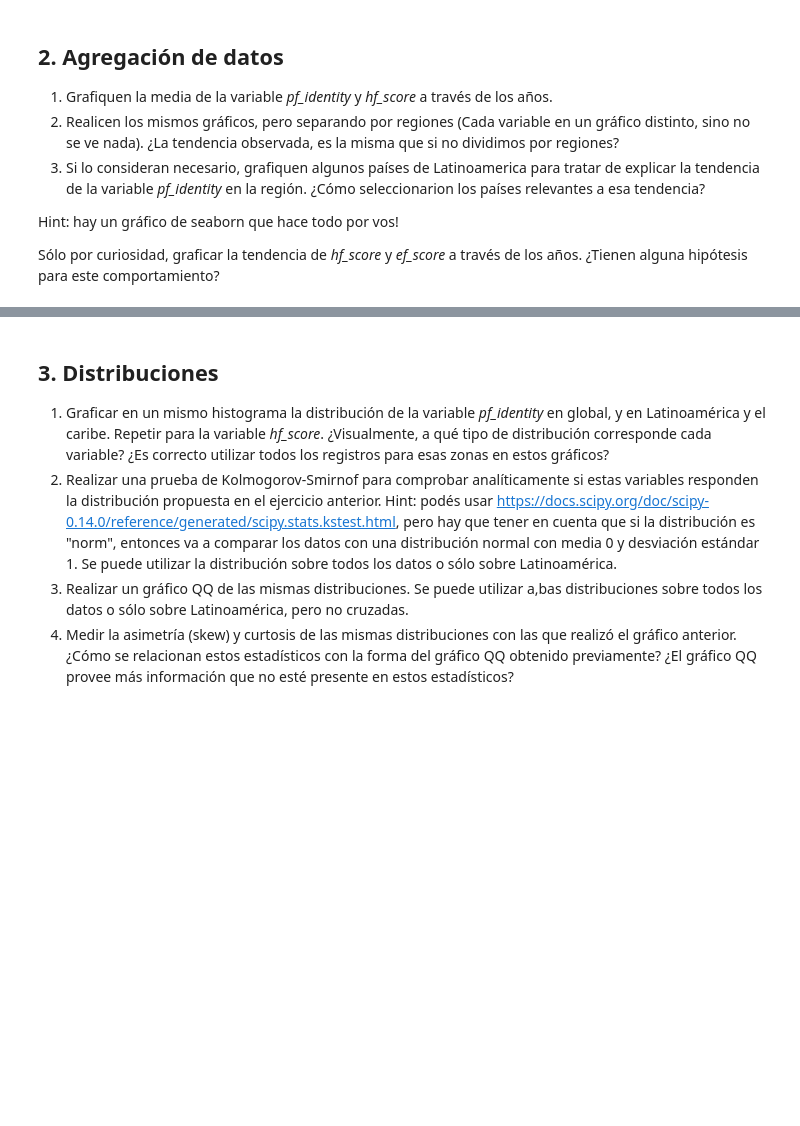
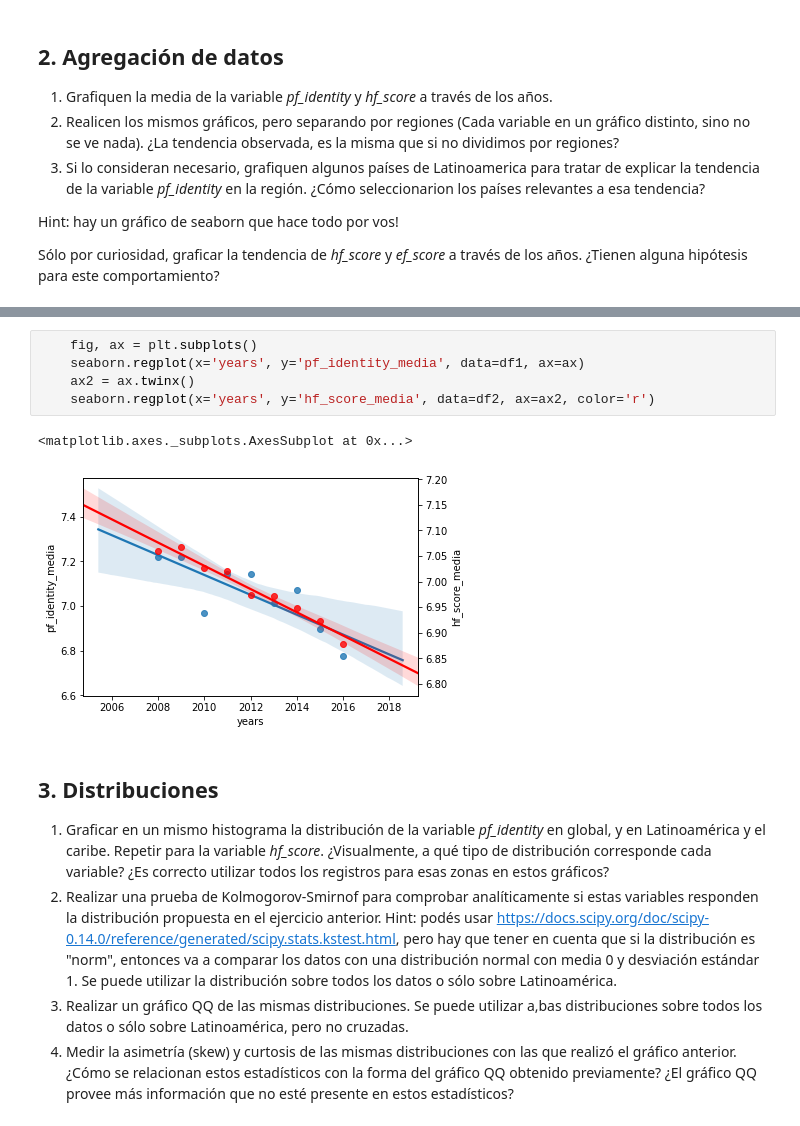
Before and after one commit to abernalc/diplodatos2019, a Jupyter notebook: 02_practico_I.ipynb, the cells around one changed output, grey strips where cells are left out. Cells and saved outputs as stored; diff of their text form; blank space fills up the shorter version.

```diff
--- a/02_practico_I.ipynb
+++ b/02_practico_I.ipynb
@@ -234,3 +276,11 @@ seaborn.lineplot(x=years, y=hf_score_med)
+# %%
+    fig, ax = plt.subplots()
+    seaborn.regplot(x='years', y='pf_identity_media', data=df1, ax=ax)
+    ax2 = ax.twinx()
+    seaborn.regplot(x='years', y='hf_score_media', data=df2, ax=ax2, color='r')
+# %% [output]
+<matplotlib.axes._subplots.AxesSubplot at 0x...>
+[figure, added]
 # %% [markdown]
 ## 3. Distribuciones
   1. Graficar en un mismo histograma la distribución de la variable *pf_identity* en global, y en Latinoamérica y el caribe. Repetir para la variable *hf_score*. ¿Visualmente, a qué tipo de distribución corresponde cada variable? ¿Es correcto utilizar todos los registros para esas zonas en estos gráficos?
```
Also changed, not shown: parts of 2 cells of this notebook.
